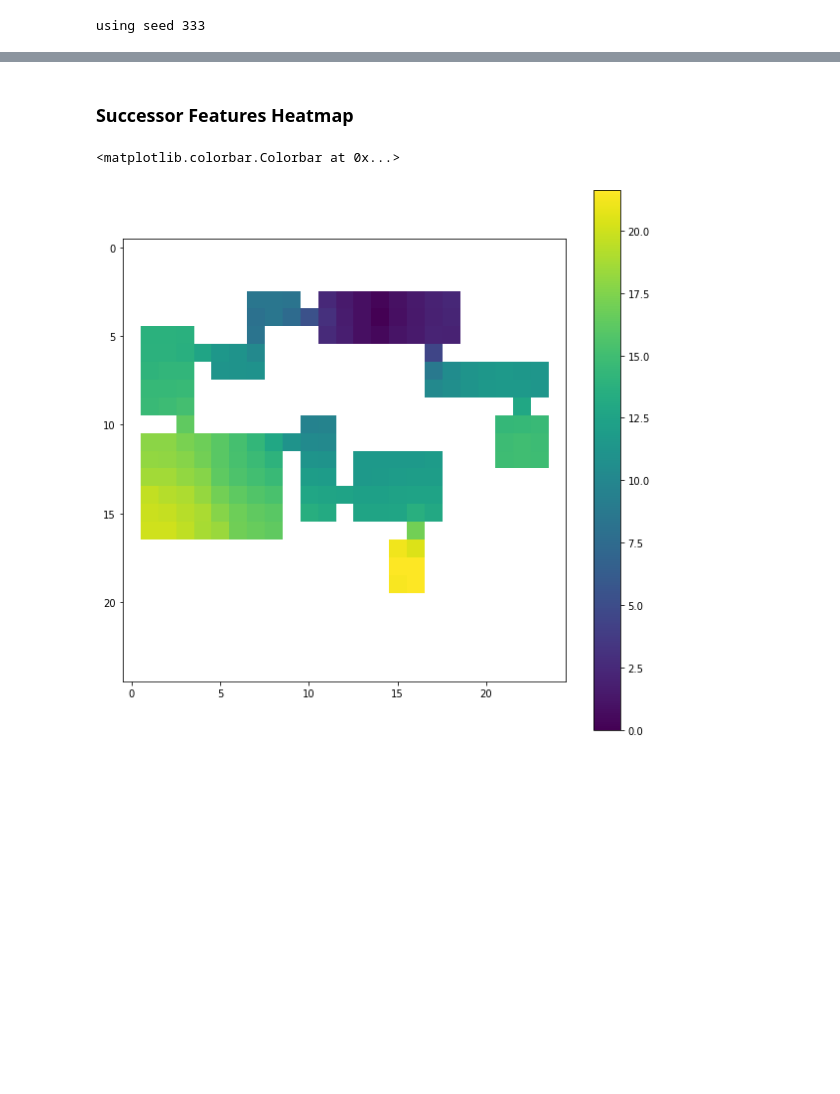
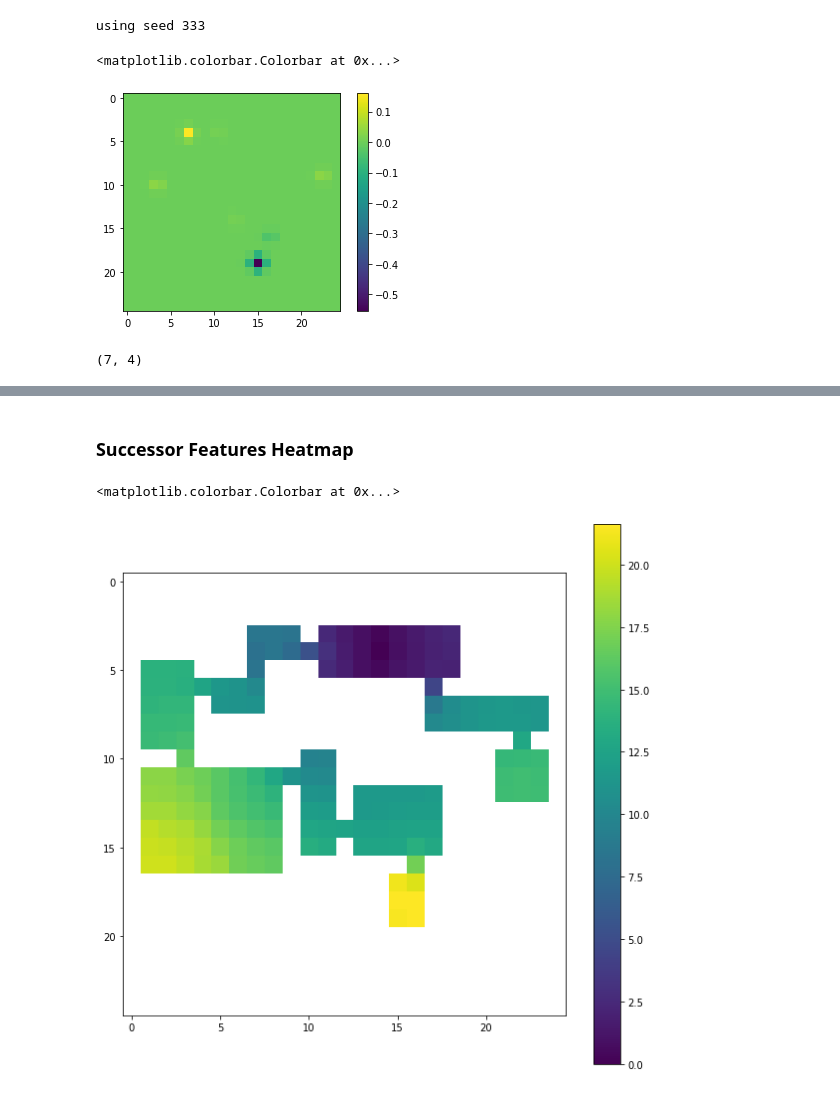
Before and after one commit to 2016choang/sfl, a Jupyter notebook: playground/new-envs.ipynb, the cells around one changed output, grey strips where cells are left out. Saved outputs shown, nothing was run; the diff lists cells and outputs as text; code cells hidden in the pictures; blank space fills up the shorter version.

```diff
--- a/playground/new-envs.ipynb
+++ b/playground/new-envs.ipynb
@@ -31,11 +26,19 @@ class A:
 # %%
 mode = 'multiroom'
-minigrid_config = {'size': [200, 200], 'epsilon': 0.5, 'oracle': True}
+minigrid_config = {'size': [25, 25], 'epsilon': 0.5, 'oracle': True}
 env_id=None
 set_seed(333)
 
-# env = gym_make(id=env_id, mode=mode, minigrid_config=minigrid_config)
-# obs = env.reset()
-# plt.imshow(obs)
+env = gym_make(id=env_id, mode=mode, minigrid_config=minigrid_config)
+obs = env.reset()
+plt.imshow(obs[:, :, 0] - obs[:, :, 1])
+plt.colorbar()
 # %% [output]
 using seed 333
+<matplotlib.colorbar.Colorbar at 0x...>
+[figure, added]
+# %%
+pos = tuple(env.agent_pos)
+pos
+# %% [output]
+(7, 4)
```
Also changed, not shown: parts of 6 cells of this notebook, 1 other file.
